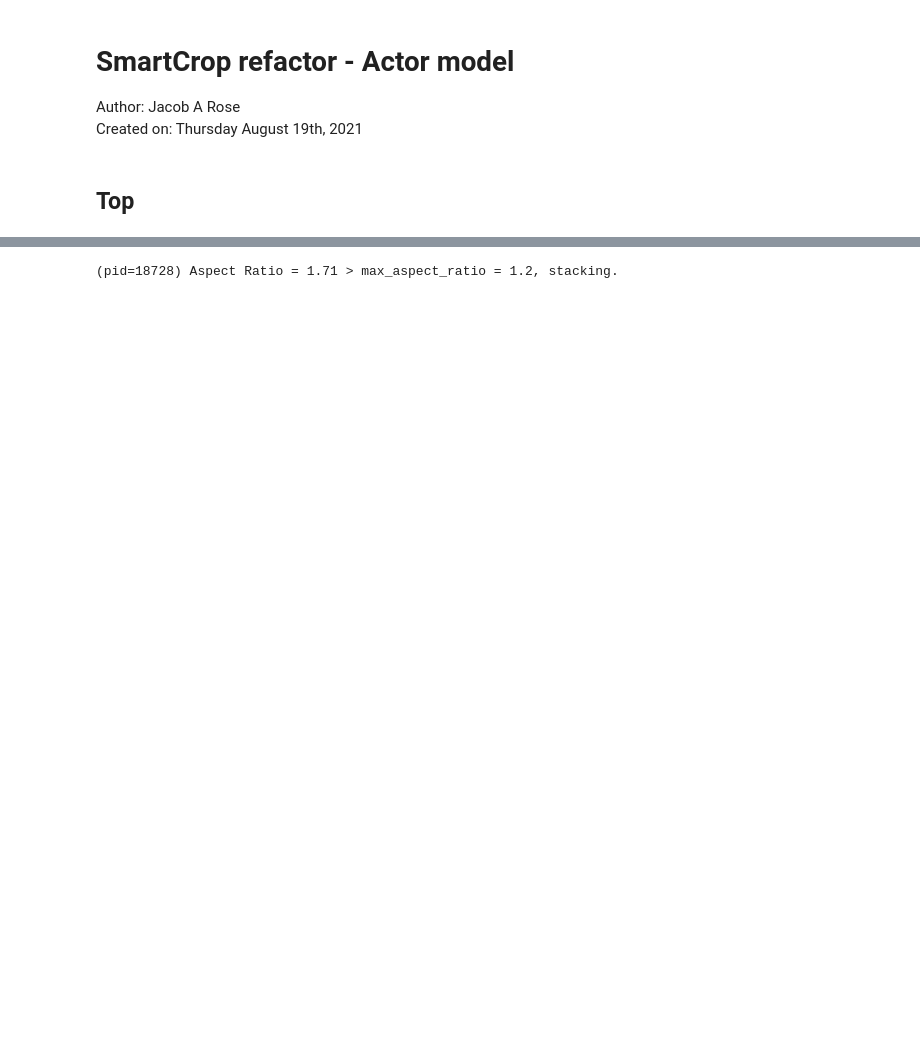
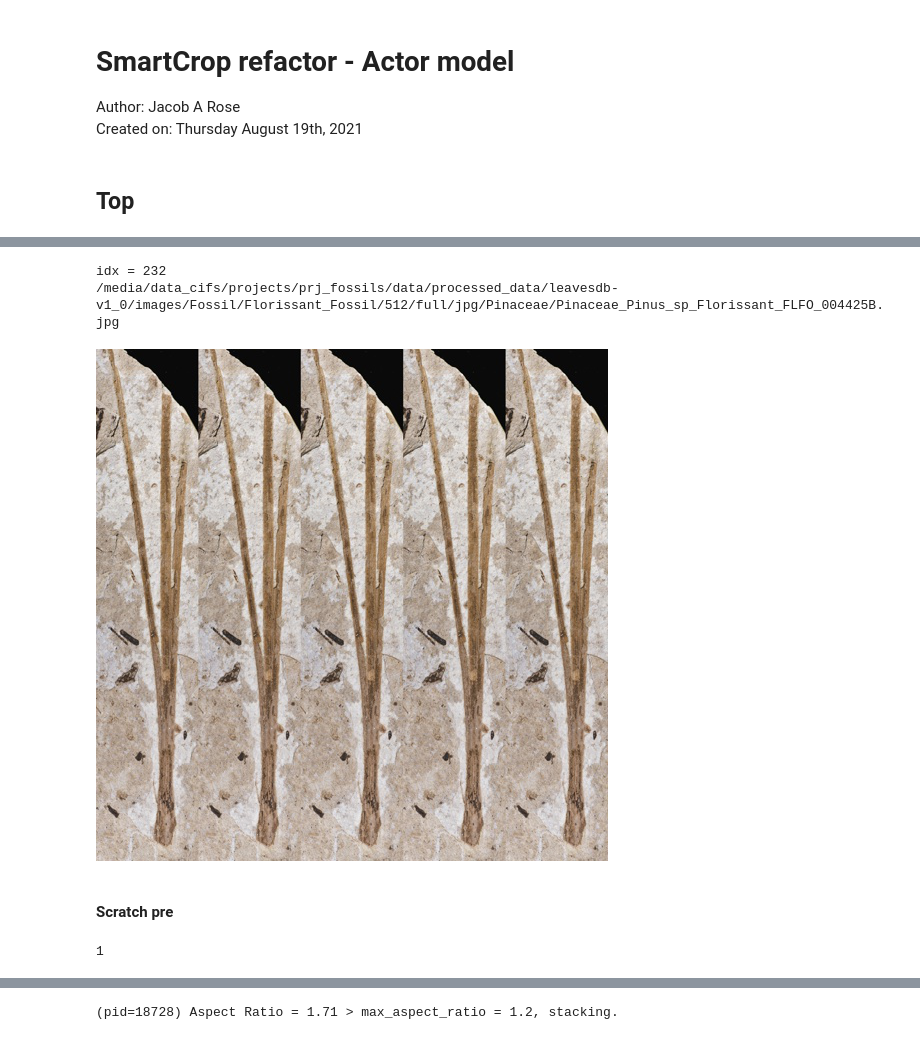
Before and after one commit to JacobARose/lightning-hydra-classifiers, a Jupyter notebook: notebooks/SmartCrop-refactor.ipynb, the cells around one changed output, grey strips where cells are left out. Drawn from its saved outputs; the diff is of its cells as text; code cells hidden in the pictures; blank space fills up the shorter version.

```diff
--- a/notebooks/SmartCrop-refactor.ipynb
+++ b/notebooks/SmartCrop-refactor.ipynb
@@ -570,0 +1864,24 @@ AssertionError
+# %%
+idx = random.sample(range(300),1)[0]
+print(f"idx = {idx}")
+
+path = file_list[idx]
+print(path)
+PIL.Image.open(path)
+
+# PIL.Image.open('/media/data_cifs/projects/prj_fossils/data/processed_data/leavesdb-v1_0/images/Fossil/Florissant_Fossil/512/full/jpg/Fabaceae/Fabaceae_Robinia_lesquereuxi_Florissant_CU_0101.jpg')
+# %% [output]
+idx = 232
+/media/data_cifs/projects/prj_fossils/data/processed_data/leavesdb-v1_0/images/Fossil/Florissant_Fossil/512/full/jpg/Pinaceae/Pinaceae_Pinus_sp_Florissant_FLFO_004425B.jpg
+[figure, added]
+# %% [markdown]
+#### Scratch pre
+# %%
+# results=results[0][0]#[0][0][0].shape
+
+# len
+# type(results[0]))#[0][0]#[0][0][0].shape
+
+len(results[1])#[0])#[0]#[0][0]#[0][0][0].shape
+# %% [output]
+1
```
Also changed, not shown: parts of 163 cells of this notebook, 5 other files.
